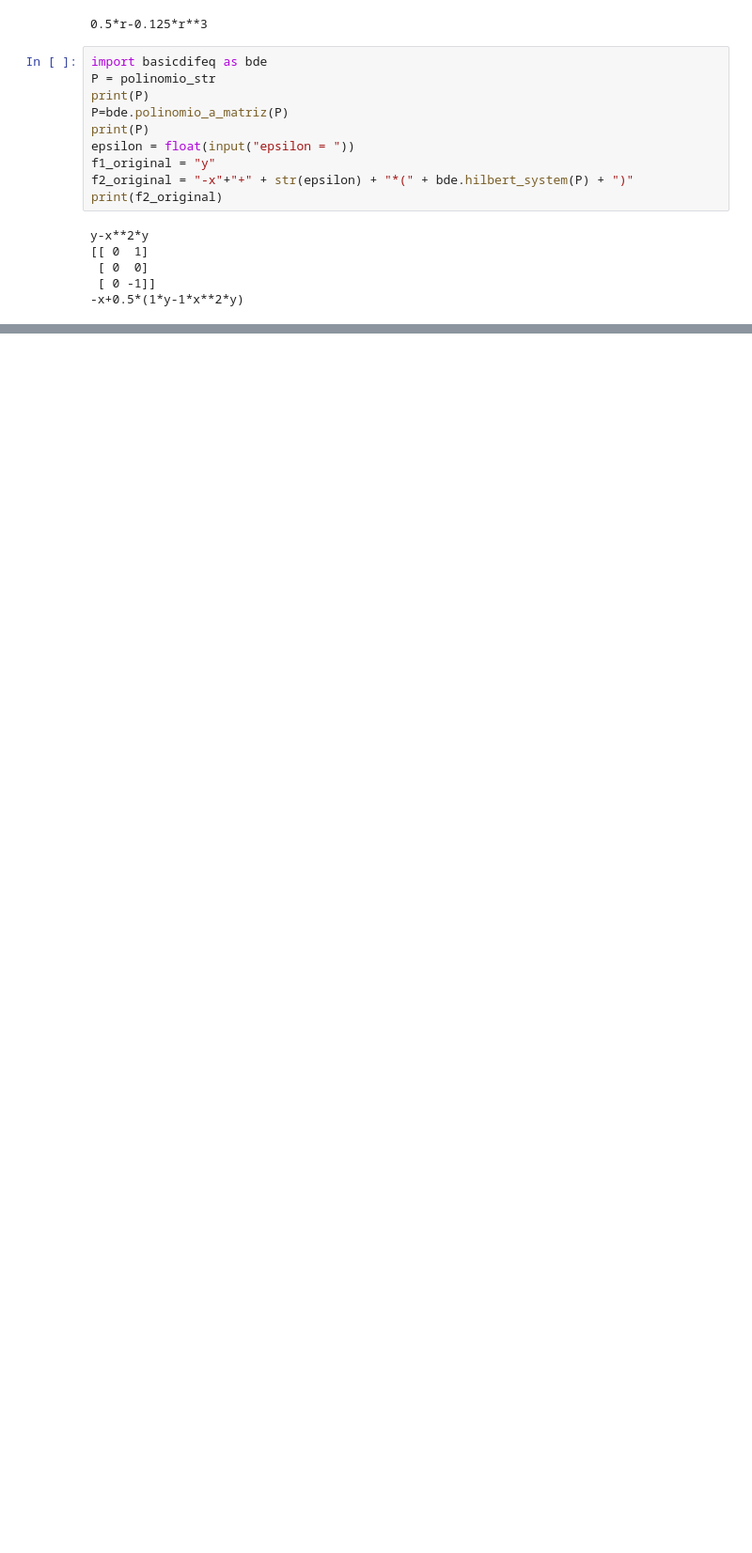
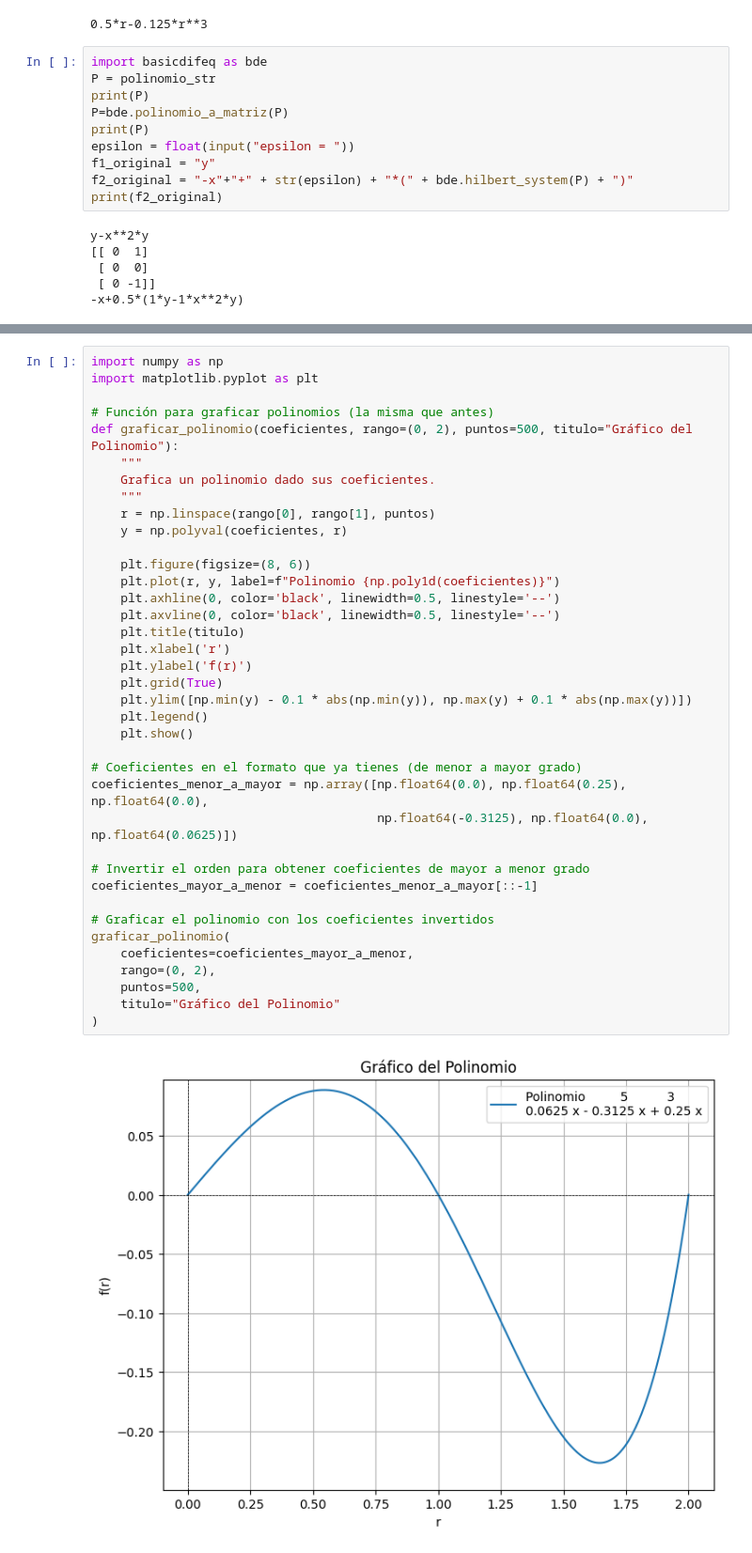
Before and after one commit to LaloRoe/TesisMaestria, a Jupyter notebook: Code/Graficador/Pruebas.ipynb, the cells around one changed output, grey strips where cells are left out. Shown: that part at 94% size. Drawn from its saved outputs; the diff is of its cells as text; blank space fills up the shorter version.

```diff
--- a/Code/Graficador/Pruebas.ipynb
+++ b/Code/Graficador/Pruebas.ipynb
@@ -479,0 +602,40 @@ y-x**2*y
+# %%
+import numpy as np
+import matplotlib.pyplot as plt
+
+# Función para graficar polinomios (la misma que antes)
+def graficar_polinomio(coeficientes, rango=(0, 2), puntos=500, titulo="Gráfico del Polinomio"):
+    """
+    Grafica un polinomio dado sus coeficientes.
+    """
+    r = np.linspace(rango[0], rango[1], puntos)
+    y = np.polyval(coeficientes, r)
+
+    plt.figure(figsize=(8, 6))
+    plt.plot(r, y, label=f"Polinomio {np.poly1d(coeficientes)}")
+    plt.axhline(0, color='black', linewidth=0.5, linestyle='--')
+    plt.axvline(0, color='black', linewidth=0.5, linestyle='--')
+    plt.title(titulo)
+    plt.xlabel('r')
+    plt.ylabel('f(r)')
+    plt.grid(True)
+    plt.ylim([np.min(y) - 0.1 * abs(np.min(y)), np.max(y) + 0.1 * abs(np.max(y))])
+    plt.legend()
+    plt.show()
+
+# Coeficientes en el formato que ya tienes (de menor a mayor grado)
+coeficientes_menor_a_mayor = np.array([np.float64(0.0), np.float64(0.25), np.float64(0.0),
+                                       np.float64(-0.3125), np.float64(0.0), np.float64(0.0625)])
+
+# Invertir el orden para obtener coeficientes de mayor a menor grado
+coeficientes_mayor_a_menor = coeficientes_menor_a_mayor[::-1]
+
+# Graficar el polinomio con los coeficientes invertidos
+graficar_polinomio(
+    coeficientes=coeficientes_mayor_a_menor,
+    rango=(0, 2),
+    puntos=500,
+    titulo="Gráfico del Polinomio"
+)
+# %% [output]
+[figure, added]
```
Also changed, not shown: parts of 3 cells of this notebook, 17 other files.
